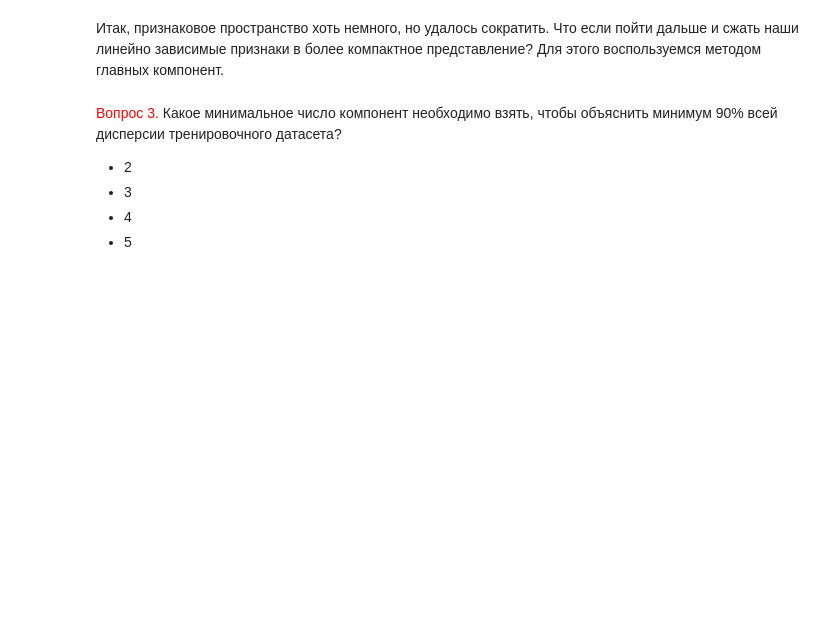
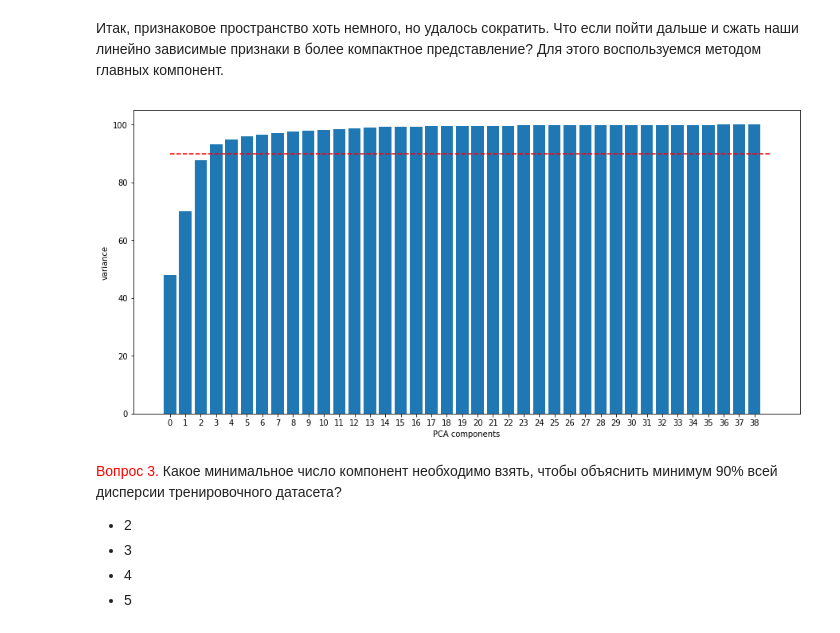
Before and after one commit to x-raizor/mlcourse_open, a Jupyter notebook: jupyter_notebooks/topic09_time_series/session2_hw9_time_series-ashapiro.ipynb, the cells around one changed output. Saved outputs shown, nothing was run; the diff lists cells and outputs as text; code cells hidden in the pictures; blank space fills up the shorter version.

```diff
--- a/jupyter_notebooks/topic09_time_series/session2_hw9_time_series-ashapiro.ipynb
+++ b/jupyter_notebooks/topic09_time_series/session2_hw9_time_series-ashapiro.ipynb
@@ -212,10 +269,15 @@ def plotPCA():
     plt.show()
 # %%
 # Создайте объект PCA: pca
+pca = PCA()
 
 # Обучите pca на отмасштабированных данных
+pca.fit(X_train_scaled, y_train)
 
 # постройте график объясненной дисперсии
+plotPCA()
+# %% [output]
+[figure, added]
 # %% [markdown]
 <font color='red'>Вопрос 3.</font> Какое минимальное число компонент необходимо взять, чтобы объяснить минимум 90% всей дисперсии тренировочного датасета?
 
```
Also changed, not shown: parts of 21 cells of this notebook.
